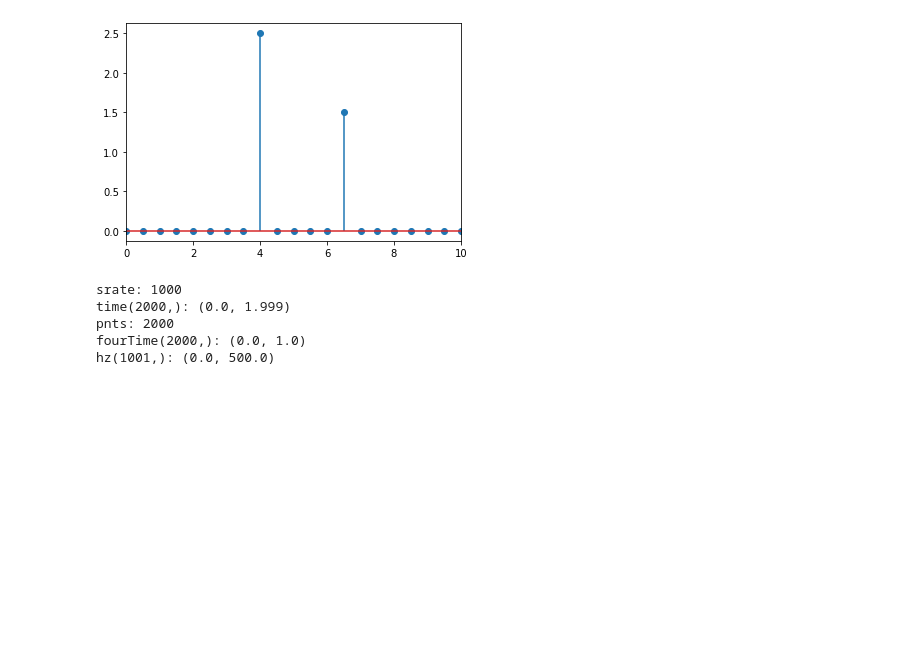
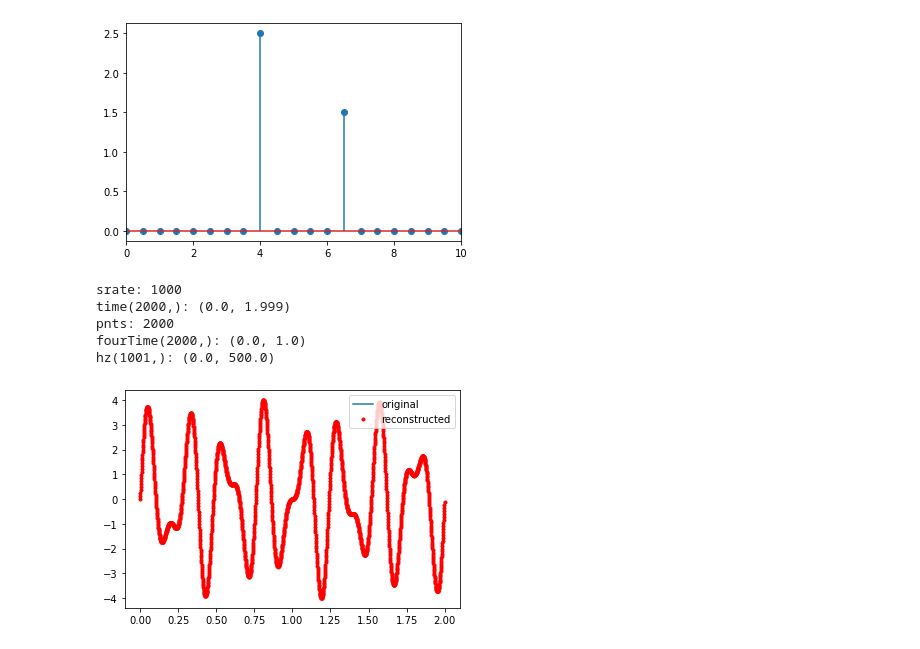
Before and after one commit to amirhdre/Fourier-transform, a Jupyter notebook: 03 Inverse FT.ipynb, the cells around one changed output. Saved outputs shown, nothing was run; the diff lists cells and outputs as text; code cells hidden in the pictures; blank space fills up the shorter version.

Commit message:
Added complete code for 03-Inverse FT Added Image folder

```diff
--- a/03 Inverse FT.ipynb
+++ b/03 Inverse FT.ipynb
@@ -54,3 +54,29 @@ time(2000,): (0.0, 1.999)
 pnts: 2000
 fourTime(2000,): (0.0, 1.0)
 hz(1001,): (0.0, 500.0)
+# %%
+## the inverse Fourier transform
+
+# initialize time-domain reconstruction
+reconSignal = np.zeros(len(signal));
+
+for fi in range(0,pnts):
+
+    # create coefficient-modulated complex sine wave
+    csw = fCoefs[fi] * np.exp( 1j*2*np.pi*fi*fourTime )
+
+    # sum them together
+    reconSignal = reconSignal + csw
+
+
+# divide by N
+reconSignal = reconSignal/pnts
+
+plt.plot(time,signal,label='original')
+plt.plot(time,np.real(reconSignal),'r.',label='reconstructed')
+plt.legend()
+plt.show()
+
+# note: signals are entire overlapping. you can try zooming in
+# %% [output]
+[figure, added]
```
Also changed, not shown: parts of 4 cells of this notebook, 4 other files.
